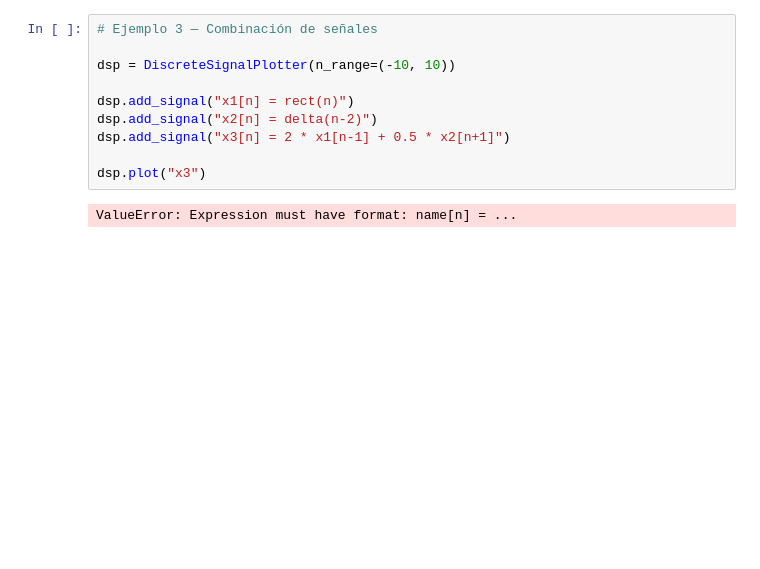
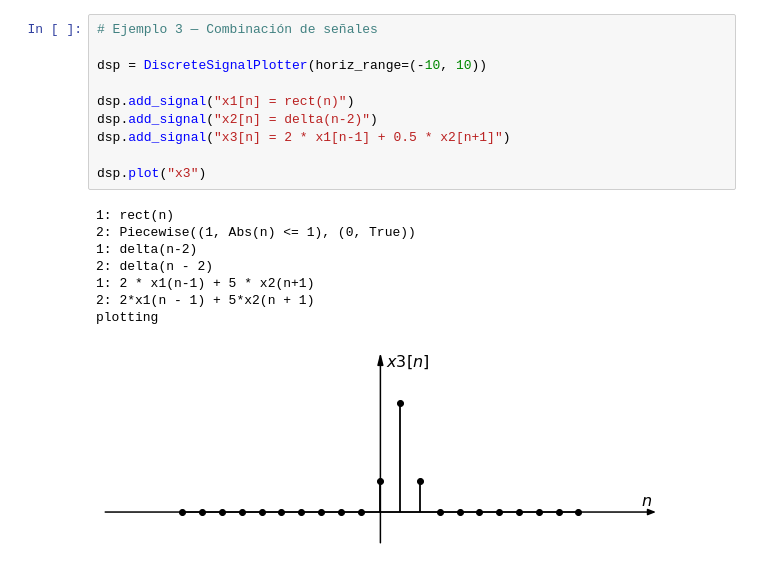
Before and after one commit to miguelmartfern/BlockDiagrams, a Jupyter notebook: docs/notebooks/discrete_signal_examples.ipynb, the cells around one changed output. Cells and saved outputs as stored; diff of their text form; blank space fills up the shorter version.

```diff
--- a/docs/notebooks/discrete_signal_examples.ipynb
+++ b/docs/notebooks/discrete_signal_examples.ipynb
@@ -24,14 +37,21 @@ dsp.plot("x")
 # %%
 # Ejemplo 3 — Combinación de señales
 
-dsp = DiscreteSignalPlotter(n_range=(-10, 10))
+dsp = DiscreteSignalPlotter(horiz_range=(-10, 10))
 
 dsp.add_signal("x1[n] = rect(n)")
 dsp.add_signal("x2[n] = delta(n-2)")
 dsp.add_signal("x3[n] = 2 * x1[n-1] + 0.5 * x2[n+1]")
 
 dsp.plot("x3")
 # %% [output]
-ValueError: Expression must have format: name[n] = ...
+1: rect(n)
+2: Piecewise((1, Abs(n) <= 1), (0, True))
+1: delta(n-2)
+2: delta(n - 2)
+1: 2 * x1(n-1) + 5 * x2(n+1)
+2: 2*x1(n - 1) + 5*x2(n + 1)
+plotting
+[figure, added]
 # %%
  # Ejemplo 4 — Señal periódica discreta (próxima extensión)
```
Also changed, not shown: parts of 6 cells of this notebook, 4 other files.
